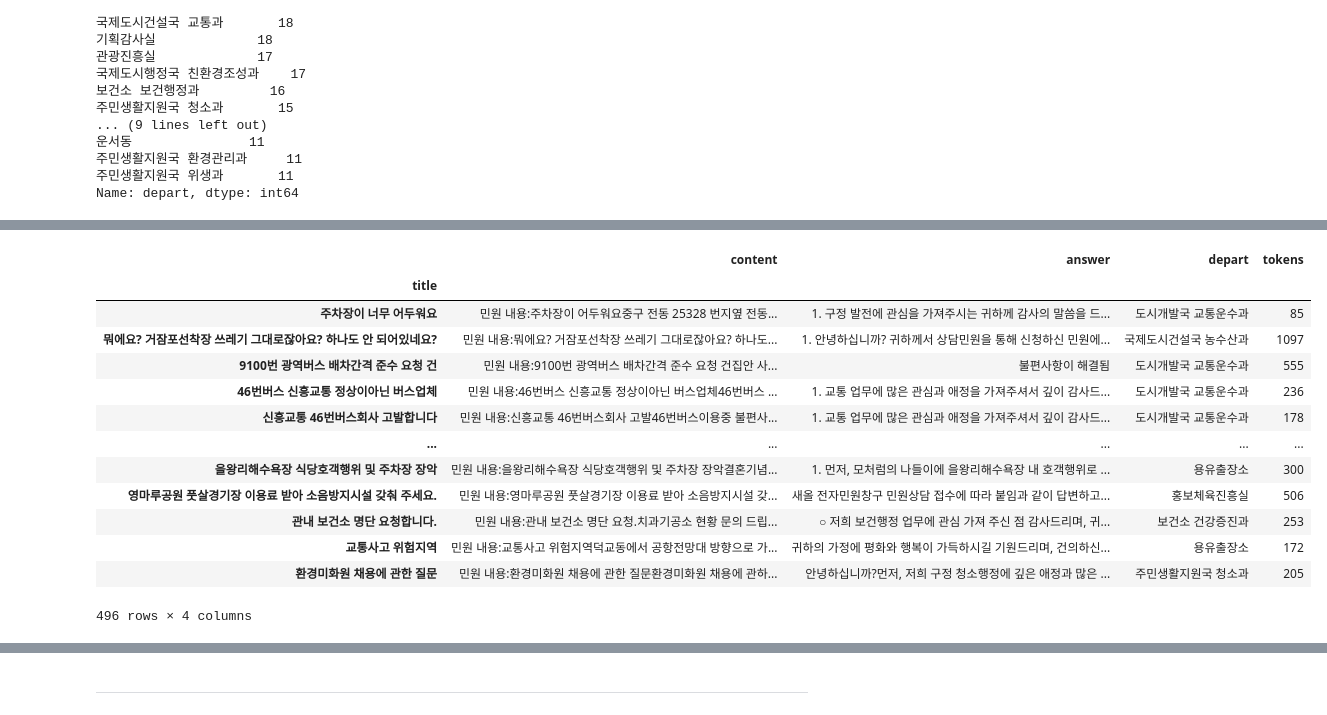
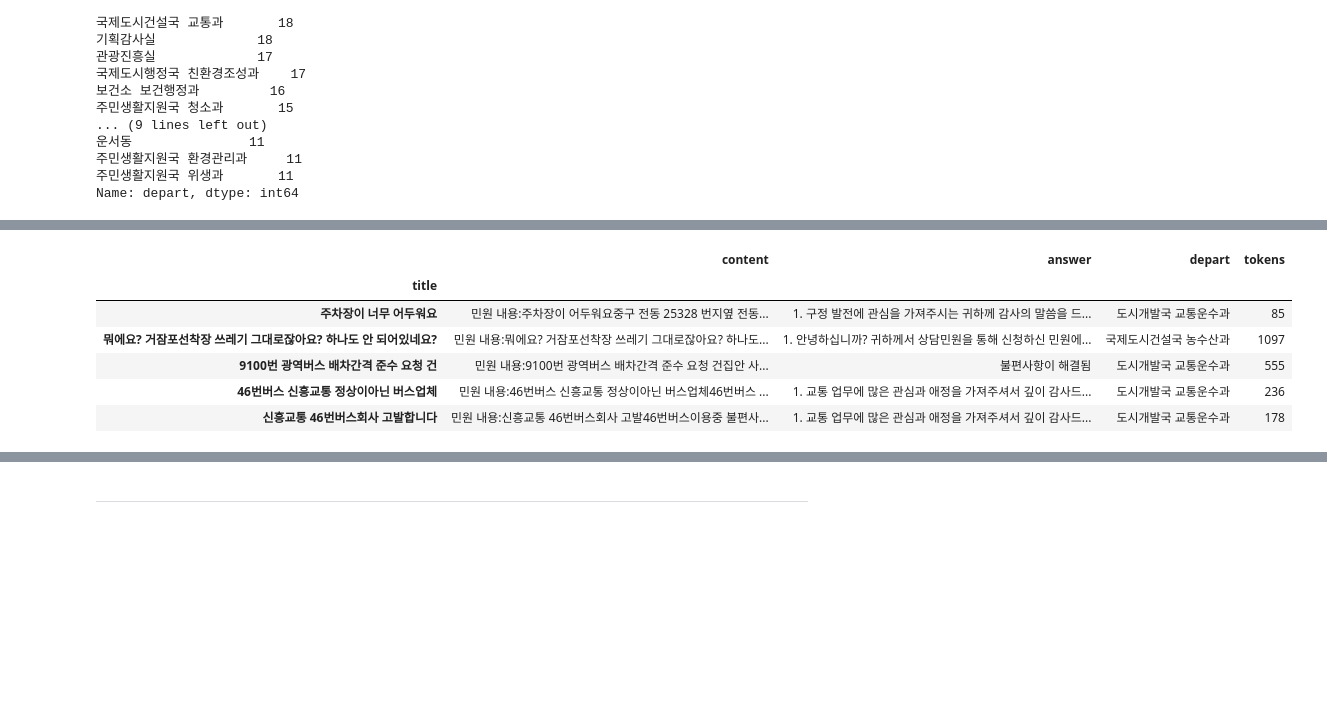
Before and after one commit to 2hy03/Civil_Complaint, a Jupyter notebook: gpt_test.ipynb, the cells around one changed output, grey strips where cells are left out. Saved outputs shown, nothing was run; the diff lists cells and outputs as text; code cells hidden in the pictures; blank space fills up the shorter version.

```diff
--- a/gpt_test.ipynb
+++ b/gpt_test.ipynb
@@ -151,19 +151,12 @@ df.tokens.mean()
 # %%
 #토큰수1200개 이상 삭제
 df = df[df['tokens'] <= 1200]
-df
+df.head()
 # %% [output]
 |  | content | answer | depart | tokens |
 | title |  |  |  |  |
 | 주차장이 너무 어두워요 | 민원 내용:주차장이 어두워요중구 전동 25328 번지옆 전동... | 1. 구정 발전에 관심을 가져주시는 귀하께 감사의 말씀을 드... | 도시개발국 교통운수과 | 85 |
 | 뭐에요? 거잠포선착장 쓰레기 그대로잖아요? 하나도 안 되어있네요? | 민원 내용:뭐에요? 거잠포선착장 쓰레기 그대로잖아요? 하나도... | 1. 안녕하십니까? 귀하께서 상담민원을 통해 신청하신 민원에... | 국제도시건설국 농수산과 | 1097 |
 | 9100번 광역버스 배차간격 준수 요청 건 | 민원 내용:9100번 광역버스 배차간격 준수 요청 건집안 사... | 불편사항이 해결됨 | 도시개발국 교통운수과 | 555 |
 | 46번버스 신흥교통 정상이아닌 버스업체 | 민원 내용:46번버스 신흥교통 정상이아닌 버스업체46번버스 ... | 1. 교통 업무에 많은 관심과 애정을 가져주셔서 깊이 감사드... | 도시개발국 교통운수과 | 236 |
 | 신흥교통 46번버스회사 고발합니다 | 민원 내용:신흥교통 46번버스회사 고발46번버스이용중 불편사... | 1. 교통 업무에 많은 관심과 애정을 가져주셔서 깊이 감사드... | 도시개발국 교통운수과 | 178 |
-| ... | ... | ... | ... | ... |
-| 을왕리해수욕장 식당호객행위 및 주차장 장악 | 민원 내용:을왕리해수욕장 식당호객행위 및 주차장 장악결혼기념... | 1. 먼저, 모처럼의 나들이에 을왕리해수욕장 내 호객행위로 ... | 용유출장소 | 300 |
-| 영마루공원 풋살경기장 이용료 받아 소음방지시설 갖춰 주세요. | 민원 내용:영마루공원 풋살경기장 이용료 받아 소음방지시설 갖... | 새올 전자민원창구 민원상담 접수에 따라 붙임과 같이 답변하고... | 홍보체육진흥실 | 506 |
-| 관내 보건소 명단 요청합니다. | 민원 내용:관내 보건소 명단 요청.치과기공소 현황 문의 드립... | ○ 저희 보건행정 업무에 관심 가져 주신 점 감사드리며, 귀... | 보건소 건강증진과 | 253 |
-| 교통사고 위험지역 | 민원 내용:교통사고 위험지역덕교동에서 공항전망대 방향으로 가... | 귀하의 가정에 평화와 행복이 가득하시길 기원드리며, 건의하신... | 용유출장소 | 172 |
-| 환경미화원 채용에 관한 질문 | 민원 내용:환경미화원 채용에 관한 질문환경미화원 채용에 관하... | 안녕하십니까?먼저, 저희 구정 청소행정에 깊은 애정과 많은 ... | 주민생활지원국 청소과 | 205 |
-496 rows × 4 columns
```
Also changed, not shown: parts of 24 cells of this notebook.
